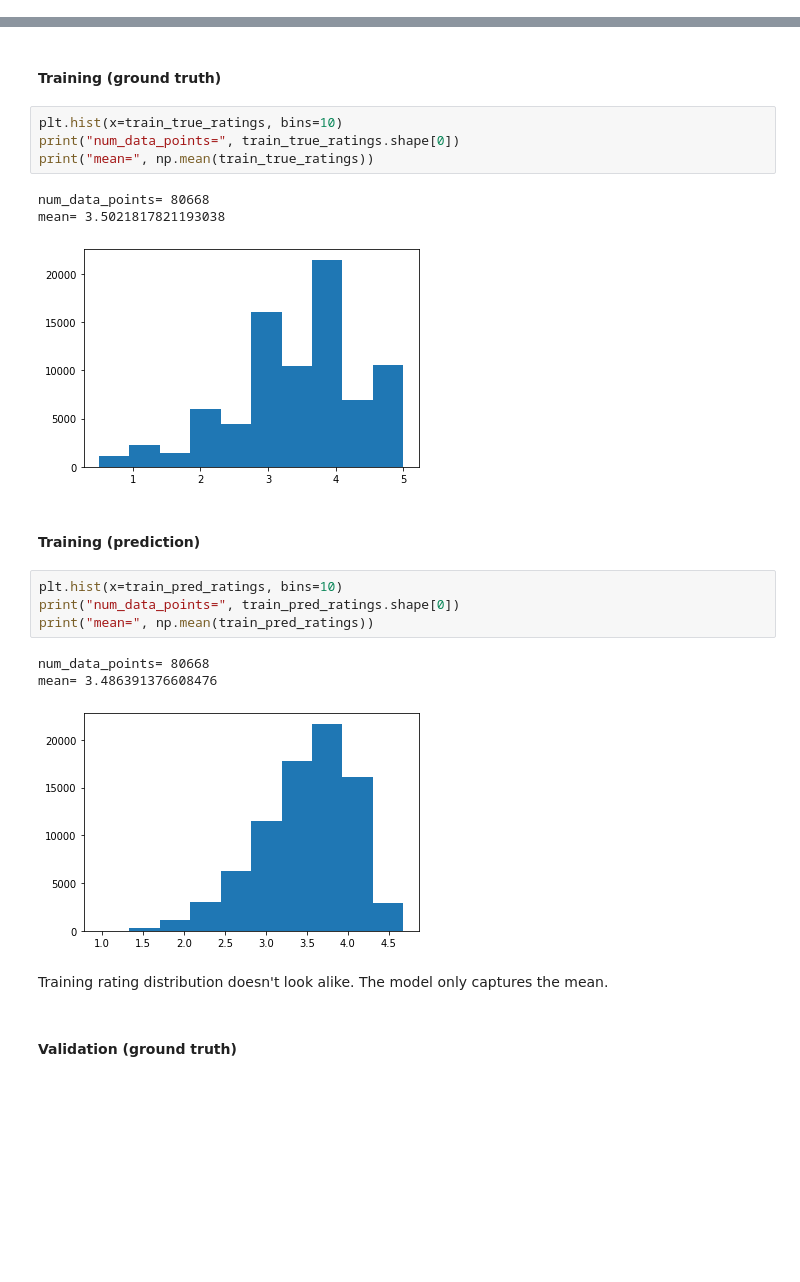
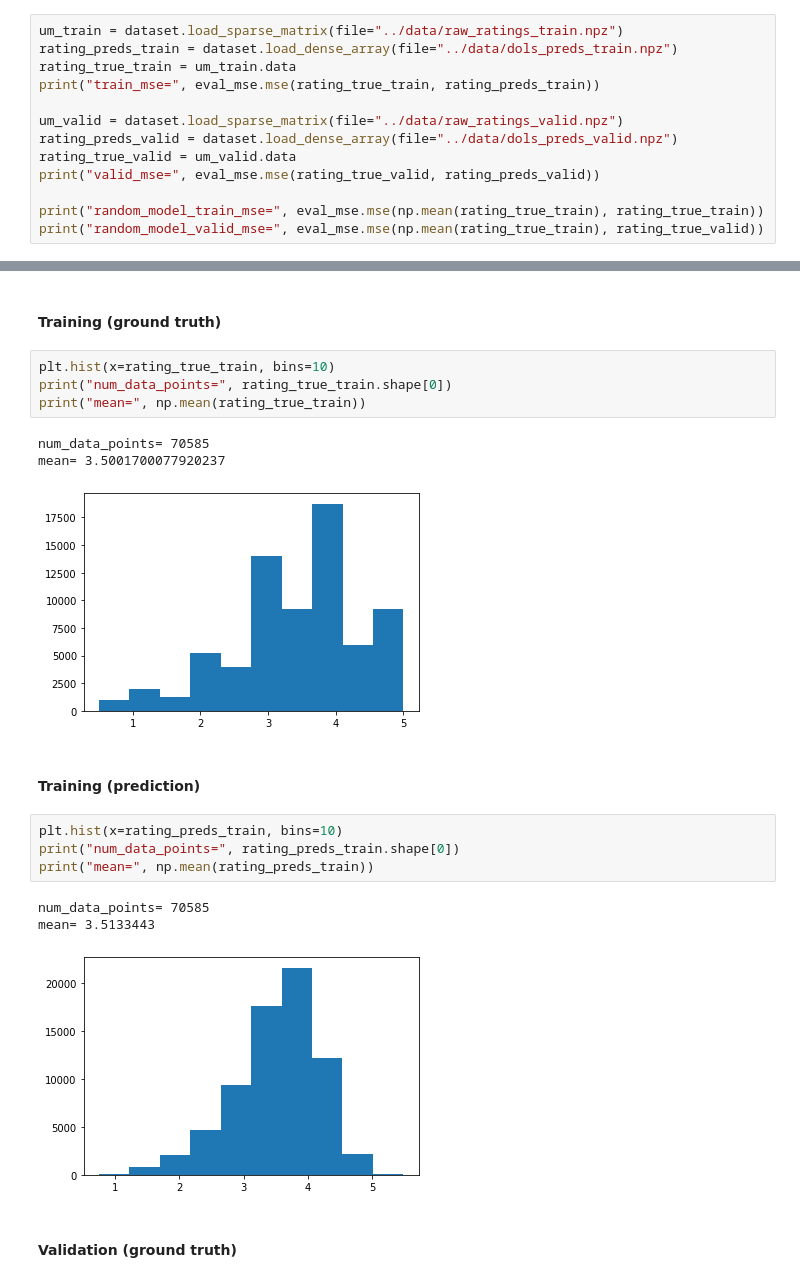
Before and after one commit to DaviesX/movie-lens, a Jupyter notebook: src/a_eval_nn.ipynb, the cells around one changed output, grey strips where cells are left out. Cells and saved outputs as stored; diff of their text form; blank space fills up the shorter version.

```diff
--- a/src/a_eval_nn.ipynb
+++ b/src/a_eval_nn.ipynb
@@ -38,0 +8,13 @@ random_model_valid_mse= 1.0882674985568206
+# %%
+um_train = dataset.load_sparse_matrix(file="../data/raw_ratings_train.npz")
+rating_preds_train = dataset.load_dense_array(file="../data/dols_preds_train.npz")
+rating_true_train = um_train.data
+print("train_mse=", eval_mse.mse(rating_true_train, rating_preds_train))
+
+um_valid = dataset.load_sparse_matrix(file="../data/raw_ratings_valid.npz")
+rating_preds_valid = dataset.load_dense_array(file="../data/dols_preds_valid.npz")
+rating_true_valid = um_valid.data
+print("valid_mse=", eval_mse.mse(rating_true_valid, rating_preds_valid))
+
+print("random_model_train_mse=", eval_mse.mse(np.mean(rating_true_train), rating_true_train))
+print("random_model_valid_mse=", eval_mse.mse(np.mean(rating_true_train), rating_true_valid))
@@ -41,25 +28,23 @@ random_model_valid_mse= 1.0882674985568206
 # %% [markdown]
 #### Training (ground truth)
 # %%
-plt.hist(x=train_true_ratings, bins=10)
-print("num_data_points=", train_true_ratings.shape[0])
-print("mean=", np.mean(train_true_ratings))
+plt.hist(x=rating_true_train, bins=10)
+print("num_data_points=", rating_true_train.shape[0])
+print("mean=", np.mean(rating_true_train))
 # %% [output]
-num_data_points= 80668
-mean= 3.5021817821193038
+num_data_points= 70585
+mean= 3.5001700077920237
-[figure, old version]
+[figure, new version]
 # %% [markdown]
 #### Training (prediction)
 # %%
-plt.hist(x=train_pred_ratings, bins=10)
-print("num_data_points=", train_pred_ratings.shape[0])
-print("mean=", np.mean(train_pred_ratings))
+plt.hist(x=rating_preds_train, bins=10)
+print("num_data_points=", rating_preds_train.shape[0])
+print("mean=", np.mean(rating_preds_train))
 # %% [output]
-num_data_points= 80668
-mean= 3.486391376608476
+num_data_points= 70585
+mean= 3.5133443
-[figure, old version]
+[figure, new version]
-# %% [markdown]
-Training rating distribution doesn't look alike. The model only captures the mean.
 # %% [markdown]
 #### Validation (ground truth)
 # %%
```
Also changed, not shown: parts of 20 cells of this notebook.
